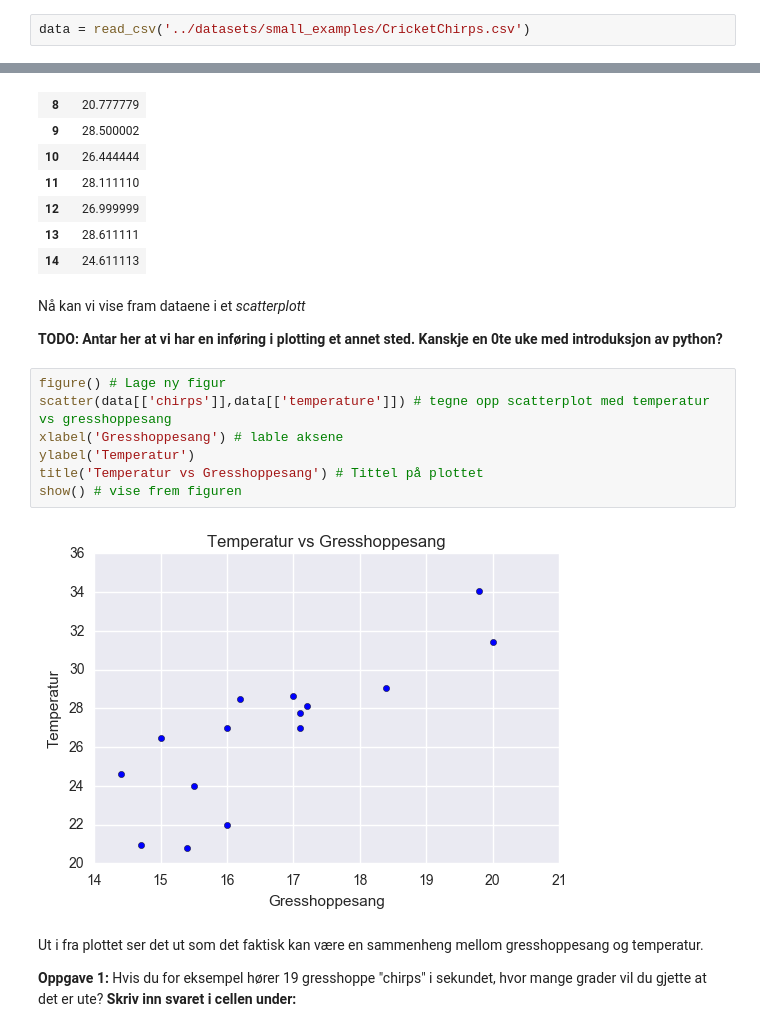
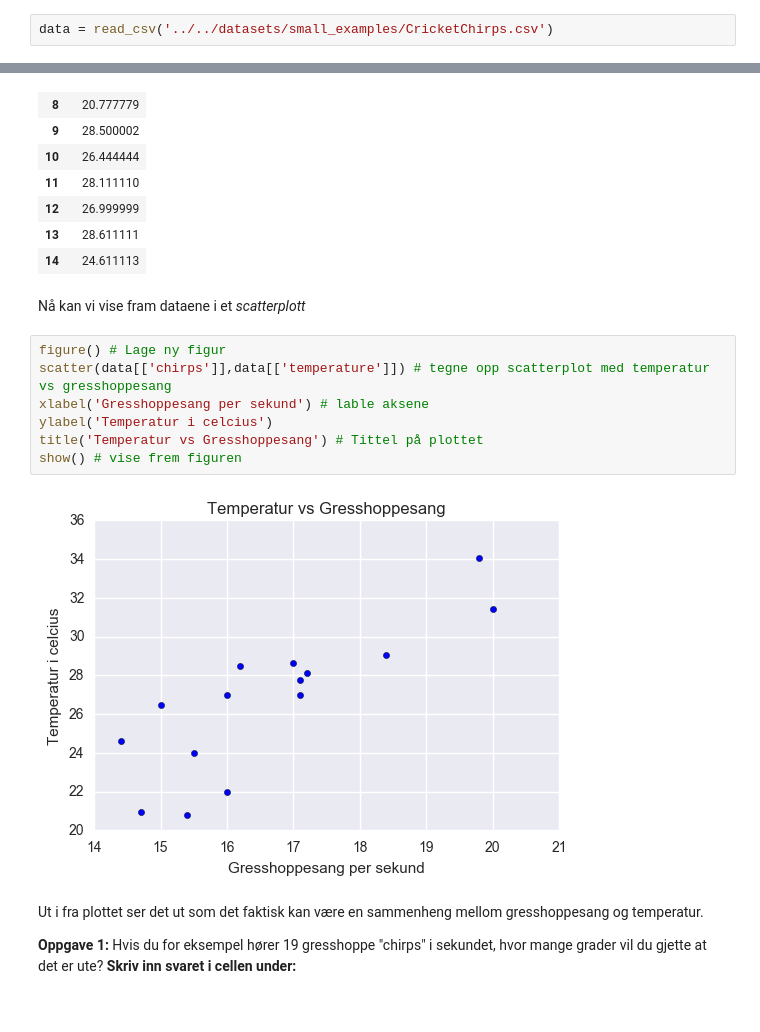
Before and after one commit to MarieRoald/MLkurs, a Jupyter notebook: notebooks/introductions/Introduksjon til lineær regresjon.ipynb, the cells around one changed output, grey strips where cells are left out. Cells and saved outputs as stored; diff of their text form.

```diff
--- a/notebooks/introductions/Introduksjon til lineær regresjon.ipynb
+++ b/notebooks/introductions/Introduksjon til lineær regresjon.ipynb
@@ -17,3 +19,3 @@ Vi har heldigvis et ferdig datasett med nettopp slike målinger. Dataen er lagre
 # %%
-data = read_csv('../datasets/small_examples/CricketChirps.csv')
+data = read_csv('../../datasets/small_examples/CricketChirps.csv')
 # %% [markdown]
@@ -58,17 +58,15 @@ data[['temperature']]
 | 14 | 24.611113 |
 # %% [markdown]
 Nå kan vi vise fram dataene i et *scatterplott*
-
-**TODO: Antar her at vi har en inføring i plotting et annet sted. Kanskje en 0te uke med introduksjon av python?**
 # %%
 figure() # Lage ny figur
 scatter(data[['chirps']],data[['temperature']]) # tegne opp scatterplot med temperatur vs gresshoppesang
-xlabel('Gresshoppesang') # lable aksene
-ylabel('Temperatur')
+xlabel('Gresshoppesang per sekund') # lable aksene
+ylabel('Temperatur i celcius')
 title('Temperatur vs Gresshoppesang') # Tittel på plottet
 show() # vise frem figuren
 # %% [output]
-[figure, old version]
+[figure, new version]
 # %% [markdown]
 Ut i fra plottet ser det ut som det faktisk kan være en sammenheng mellom gresshoppesang og temperatur.
 
```
Also changed, not shown: parts of 13 cells of this notebook, 4 other files.
